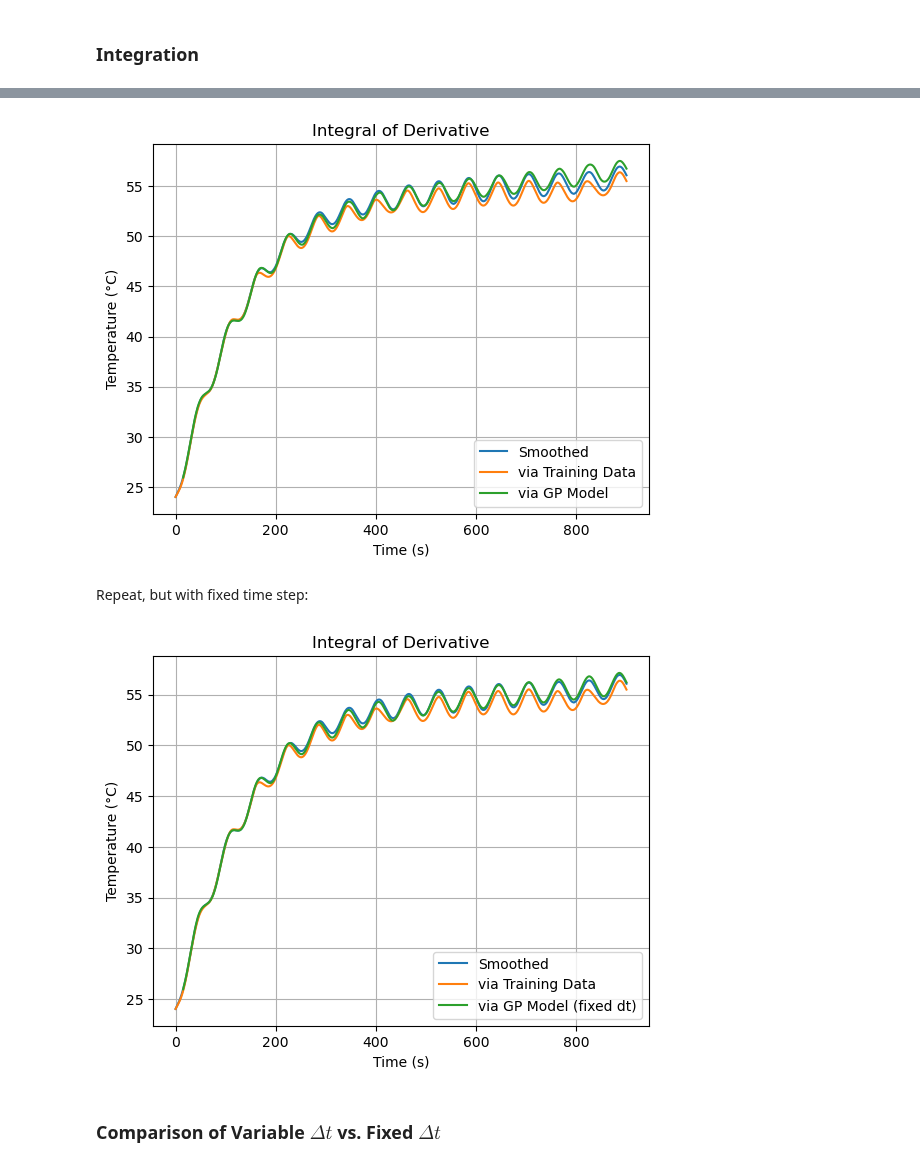
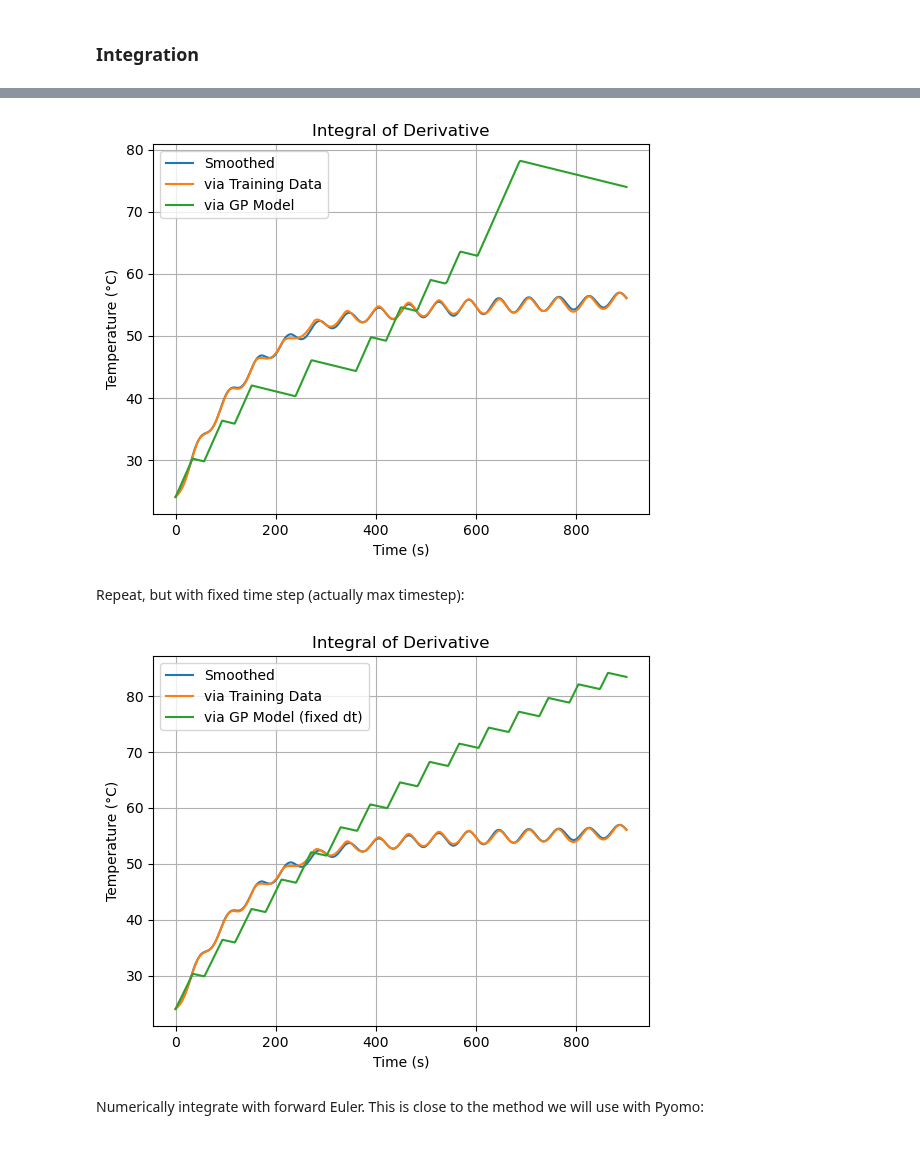
Before and after one commit to jakekrell/FoKL-GPy, a Jupyter notebook: examples/pyomo_tclab/pyomo_tclab_v6.ipynb, the cells around one changed output, grey strips where cells are left out. Cells and saved outputs as stored; diff of their text form; code cells hidden in the pictures.

```diff
--- a/examples/pyomo_tclab/pyomo_tclab_v6.ipynb
+++ b/examples/pyomo_tclab/pyomo_tclab_v6.ipynb
@@ -255,6 +201,5 @@ Repeat:
 # %%
-for i in range(9, 18):
-    GPs_dT.append(FoKLRoutines.FoKL(kernel=1, UserWarnings=False, aic=True))
-    print(f"\nTraining with lag of {i} time steps:")
-    GPs_dT[i].fit([TS1[i::], Q1f(tvec[:-i])], dTS1[i::], clean=True)
+GP_dT = FoKLRoutines.FoKL(kernel=1, UserWarnings=False, aic=True)
+print("Training with no lag:")
+GP_dT.fit([TS1, Q1], dTS1, clean=True)
 # %% [output]
@@ -363,12 +225,9 @@ Defining GP model as the one trained with the optimal lag:
 # %%
-GP_dT = GPs_dT[i_opt]
-dTS1_GP = dTS1_GPs[i_opt]  # == GP_dT.evaluate()
-
 %matplotlib inline
 plt.figure()
 plt.plot(tvec, dTS1)
-plt.plot(tvec[i_opt::], dTS1_GP)
-plt.title(f"Derivative of Smoothed Measurements, GP Model, Lag = {i_opt} dt")
+plt.plot(tvec, dTS1_GP)
+plt.title(f"Derivative of Smoothed Measurements, GP Model, Lag = {0} dt")
 plt.xlabel('Time (s)')
 plt.ylabel('Temperature / Time (°C/s)')
 plt.legend(['Training Data', 'GP Model'])
@@ -380,6 +239,13 @@ plt.grid()
 # %%
 def dy_GP(t, y):
     """ODE to integrate GP of derivative."""
-    return [GP_dT.evaluate([y[0], Q1f(t - i_opt * dt)], clean=True, SingleInstance=True)[0]]
+    # Debuging attempt: removed SingleInstance=True
+    return [GP_dT.evaluate([y[0], Q1f(t)], clean=True)[0]]
 
-soln_GP = solve_ivp(dy_GP, [tvec[i_opt], tvec[-1]], [TS1_smooth[i_opt]], 'LSODA', tvec[i_opt::])
+
+soln_GP = solve_ivp(
+    fun=dy_GP,
+    t_span=[tvec[0], tvec[-1]],
+    y0 = [TS1_smooth[0]],
+    method='LSODA',
+    t_eval=tvec)
@@ -409,32 +256,38 @@ TS1_dGP = soln_GP.y[0]
 plt.figure()
 plt.plot(tvec, TS1_smooth)
 plt.plot(tvec, TS1_training)
-plt.plot(tvec[i_opt::], TS1_dGP)
+plt.plot(tvec, TS1_dGP)
 plt.title('Integral of Derivative')
 plt.xlabel('Time (s)')
 plt.ylabel('Temperature (°C)')
 plt.legend(['Smoothed', 'via Training Data', 'via GP Model'])
 plt.grid()
 # %% [output]
-[figure, old version]
+[figure, new version]
 # %% [markdown]
-Repeat, but with fixed time step:
+Repeat, but with fixed time step (actually max timestep):
 # %%
-soln_GP_fixed_dt = solve_ivp(dy_GP, [tvec[i_opt], tvec[-1]], [TS1_smooth[i_opt]], 'LSODA', tvec[i_opt::], first_step=1, min_step=1, max_step=1)
+soln_GP_fixed_dt = solve_ivp(
+    fun=dy_GP,
+    t_span= [tvec[0], tvec[-1]],
+    y0=[TS1_smooth[0]],
+    method='LSODA',
+    t_eval=tvec,
+    max_step=1)
 # %%
 TS1_dGP_fixed_dt = soln_GP_fixed_dt.y[0]
 
 %matplotlib inline
 plt.figure()
 plt.plot(tvec, TS1_smooth)
 plt.plot(tvec, TS1_training)
-plt.plot(tvec[i_opt::], TS1_dGP_fixed_dt)
+plt.plot(tvec, TS1_dGP_fixed_dt)
 plt.title('Integral of Derivative')
 plt.xlabel('Time (s)')
 plt.ylabel('Temperature (°C)')
 plt.legend(['Smoothed', 'via Training Data', 'via GP Model (fixed dt)'])
 plt.grid()
 # %% [output]
-[figure, old version]
+[figure, new version]
-# %% [markdown]
-### Comparison of Variable $\Delta t$ vs. Fixed $\Delta t$
+# %% [markdown]
+Numerically integrate with forward Euler. This is close to the method we will use with Pyomo:
```
Also changed, not shown: parts of 37 cells of this notebook.
